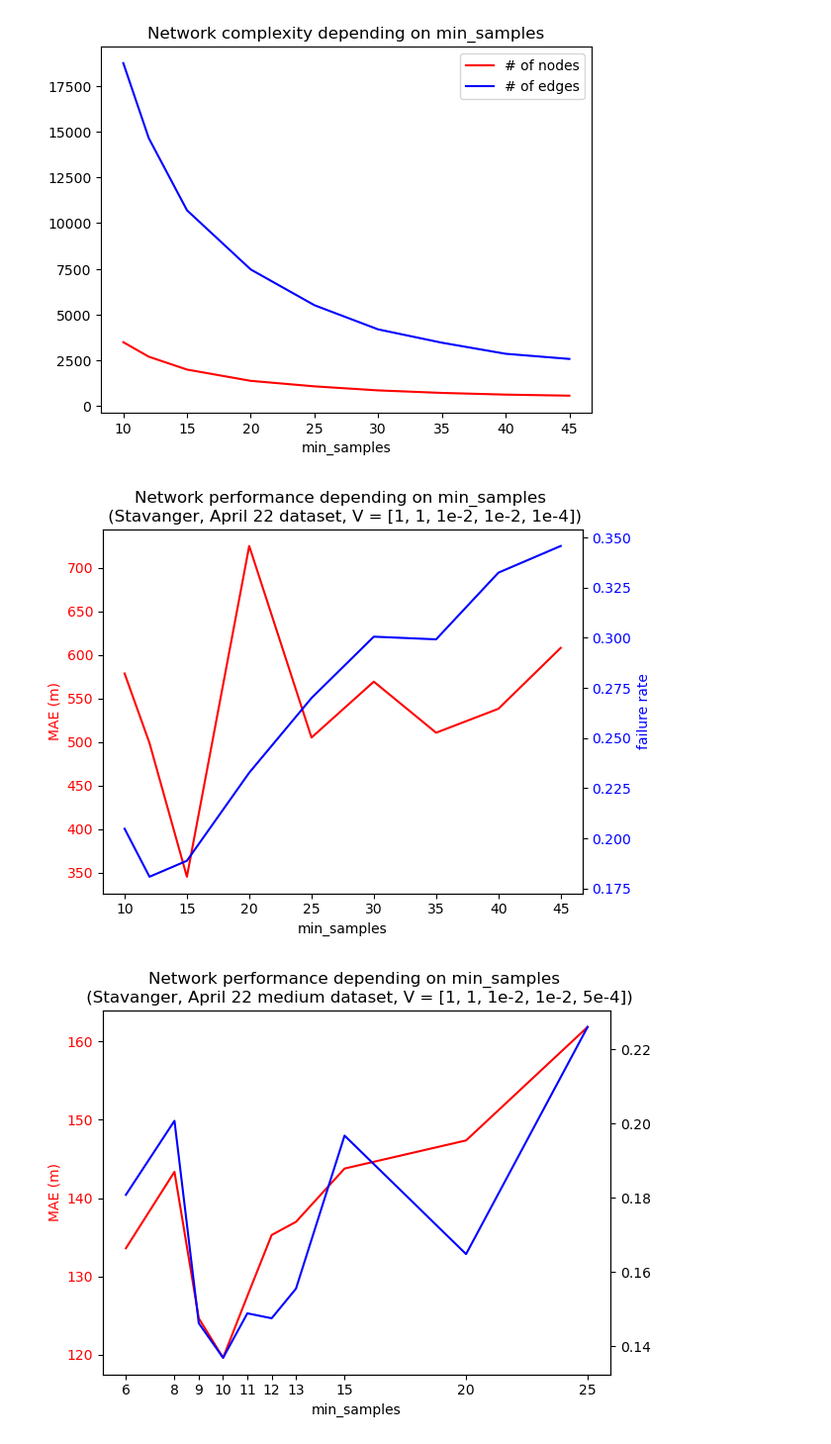
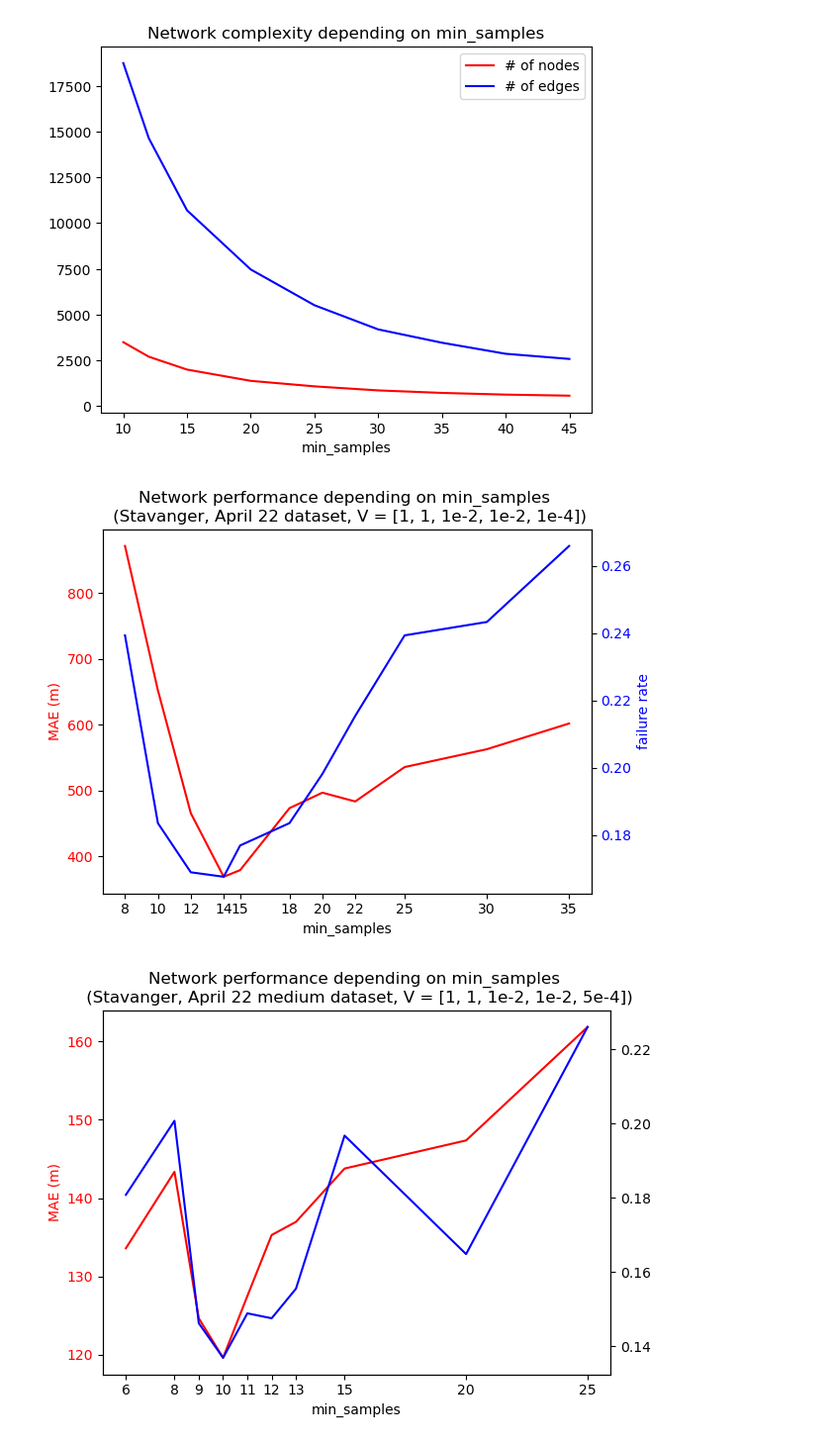
Before and after one commit to vhffm/maritime_route_prediction, a Jupyter notebook: notebooks/11_parameters_analysis.ipynb, the cells around one changed output. Shown: that part at 99% size. Saved outputs shown, nothing was run; the diff lists cells and outputs as text; code cells hidden in the pictures.

```diff
--- a/notebooks/11_parameters_analysis.ipynb
+++ b/notebooks/11_parameters_analysis.ipynb
@@ -77,29 +77,31 @@ plt.show()
 # %%
 # DEPENDENCE: MIN_SAMPLES (Stavanger)
 eval_df.sort_values(by='min_samples', inplace=True)
+
+filter = (eval_df['n_points']==5422129) & (eval_df['V 5']==5e-4) & (eval_df['V 3,4']==1e-2) & (eval_df['test_data/n_trajectories']==752) & (eval_df['algorithm']=='V2.0')
+x = eval_df[filter]['min_samples']
+
 fig, ax1 = plt.subplots()
 
 ax1.set_xlabel('min_samples')
 ax1.set_ylabel('MAE (m)', color='red')
 ax1.tick_params(axis='y', labelcolor='red')
-
+ax1.set_xticks(x)
 ax2 = ax1.twinx()
 ax2.set_ylabel('failure rate', color='blue')
 ax2.tick_params(axis='y', labelcolor='blue')
 
-filter = (eval_df['n_points']==5422129) & (eval_df['V 5']==1e-4) & (eval_df['V 3,4']==1e-2) & (eval_df['test_data/n_trajectories']==752)
-x = eval_df[filter]['min_samples']
 y1 = eval_df[filter]['Mean']
 y2 = 1-eval_df[filter]['success']
 ax1.plot(x, y1, color='red')
 ax2.plot(x, y2, color='blue')
 
 plt.title('Network performance depending on min_samples \n (Stavanger, April 22 dataset, V = [1, 1, 1e-2, 1e-2, 1e-4])')
 fig.tight_layout()  # otherwise the right y-label is slightly clipped
 plt.savefig('min_samples.png')
 fig.show()
 # %% [output]
-[figure, old version]
+[figure, new version]
 # %%
 # DEPENDENCE: MIN_SAMPLES medium dataset (Stavanger)
 eval_df.sort_values(by='min_samples', inplace=True)
```
Also changed, not shown: parts of 7 cells of this notebook, 21 other files.
